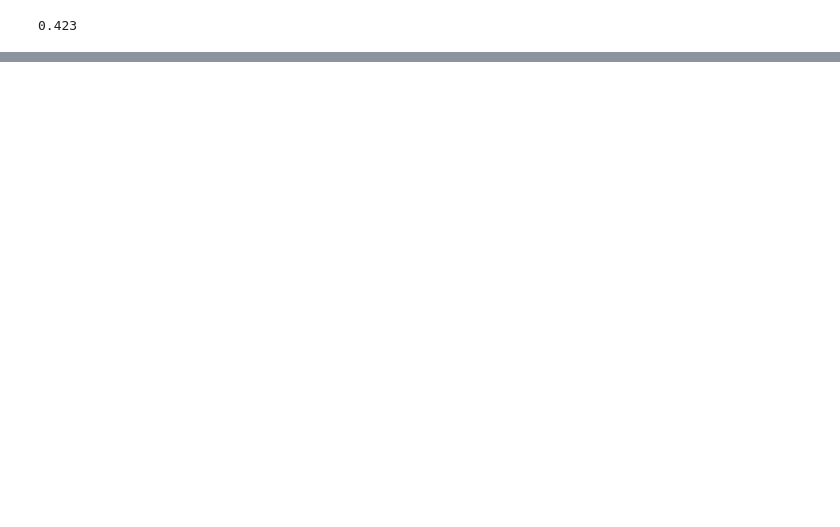
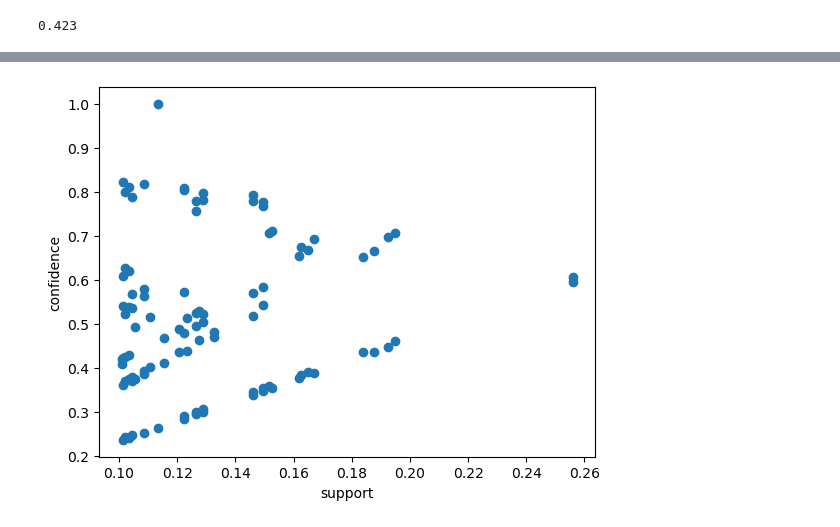
Before and after one commit to niranjankr18/ASSOCIATION-RULES, a Jupyter notebook: association book.ipynb, the cells around one changed output, grey strips where cells are left out. Drawn from its saved outputs; the diff is of its cells as text; code cells hidden in the pictures; blank space fills up the shorter version.

```diff
--- a/association book.ipynb
+++ b/association book.ipynb
@@ -127,0 +127,3 @@ rules
+# %%
+rules1=rules1[rules1.lift>1]
+rules1
@@ -127,0 +144,7 @@ rules
+# %%
+plt.scatter(rules1['support'],rules1['confidence'])
+plt.xlabel('support')
+plt.ylabel('confidence')
+plt.show()
+# %% [output]
+[figure, added]
```
Also changed, not shown: parts of 24 cells of this notebook.
